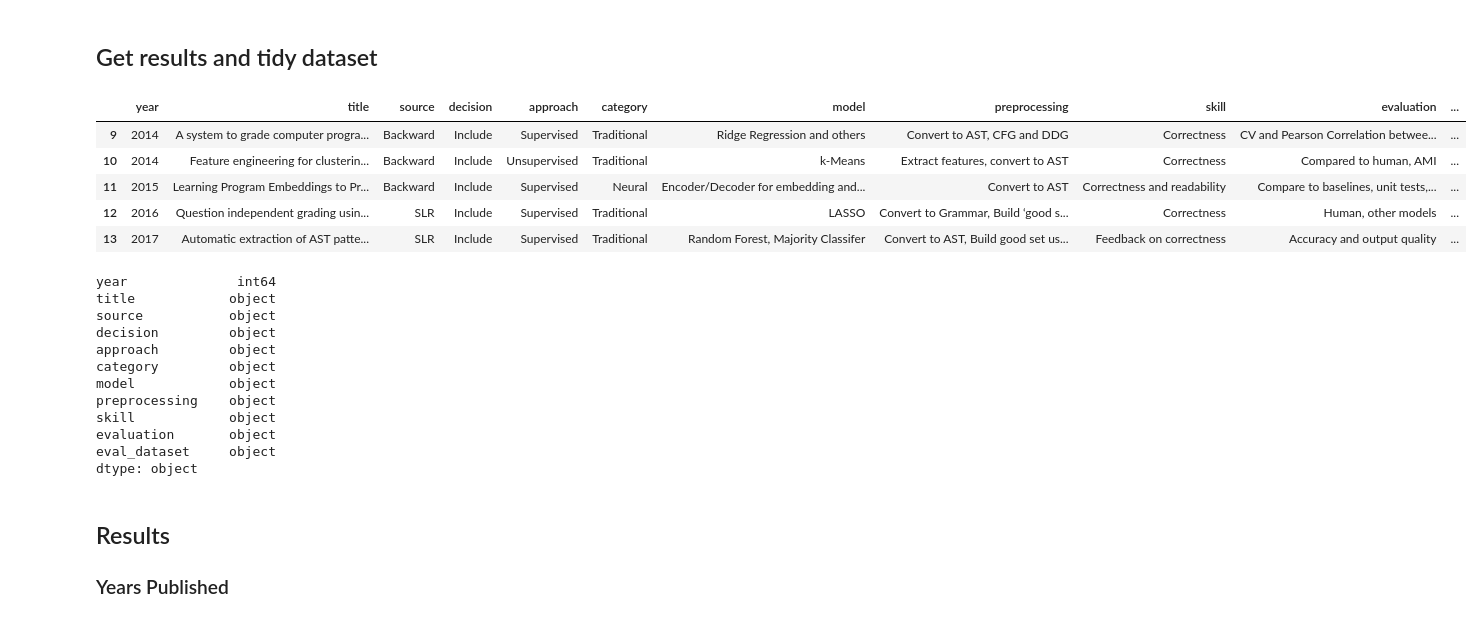
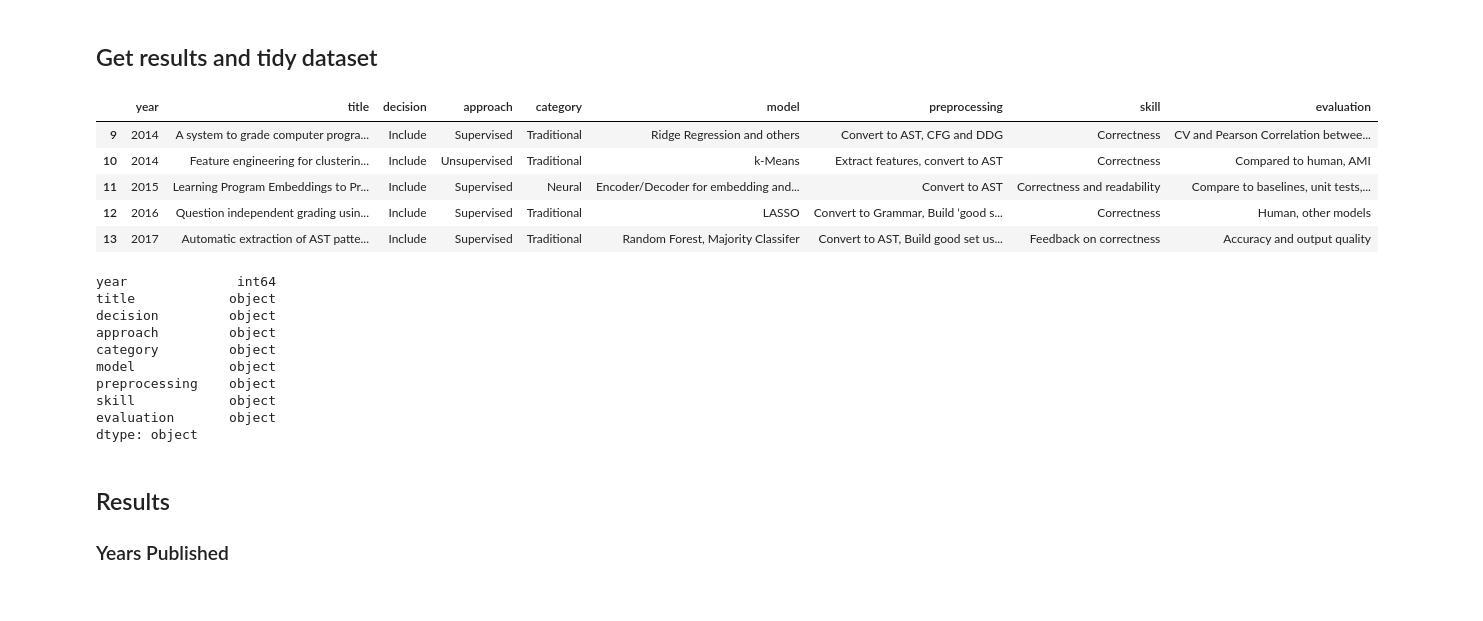
Before and after one commit to m-messer/In-Depth_Analysis_ML_Graders_Analysis, a Jupyter notebook: analysis.ipynb, the cells around one changed output. Cells and saved outputs as stored; diff of their text form; code cells hidden in the pictures.

```diff
--- a/analysis.ipynb
+++ b/analysis.ipynb
@@ -7,22 +7,21 @@ sns.set_palette('husl')
 # %% [markdown]
 ## Get results and tidy dataset
 # %%
-df = pd.read_csv('data/results.csv', usecols=['title', 'year', 'source', 'decision', 'approach', 'category', 'model', 'preprocessing', 'skill', 'evaluation', 'eval_dataset'])
+df = pd.read_csv('data/results.csv', usecols=['title', 'year', 'decision', 'approach', 'category', 'model', 'preprocessing', 'skill', 'evaluation'])
 df = df[df.decision.str.contains('Include')]
 df.head()
 # %% [output]
-|  | year | title | source | decision | approach | category | model | preprocessing | skill | evaluation | ... |
-| 9 | 2014 | A system to grade computer progra... | Backward | Include | Supervised | Traditional | Ridge Regression and others | Convert to AST, CFG and DDG | Correctness | CV and Pearson Correlation betwee... | ... |
-| 10 | 2014 | Feature engineering for clusterin... | Backward | Include | Unsupervised | Traditional | k-Means | Extract features, convert to AST | Correctness | Compared to human, AMI | ... |
-| 11 | 2015 | Learning Program Embeddings to Pr... | Backward | Include | Supervised | Neural | Encoder/Decoder for embedding and... | Convert to AST | Correctness and readability | Compare to baselines, unit tests,... | ... |
-| 12 | 2016 | Question independent grading usin... | SLR | Include | Supervised | Traditional | LASSO | Convert to Grammar, Build ‘good s... | Correctness | Human, other models | ... |
-| 13 | 2017 | Automatic extraction of AST patte... | SLR | Include | Supervised | Traditional | Random Forest, Majority Classifer | Convert to AST, Build good set us... | Feedback on correctness | Accuracy and output quality | ... |
+|  | year | title | decision | approach | category | model | preprocessing | skill | evaluation |
+| 9 | 2014 | A system to grade computer progra... | Include | Supervised | Traditional | Ridge Regression and others | Convert to AST, CFG and DDG | Correctness | CV and Pearson Correlation betwee... |
+| 10 | 2014 | Feature engineering for clusterin... | Include | Unsupervised | Traditional | k-Means | Extract features, convert to AST | Correctness | Compared to human, AMI |
+| 11 | 2015 | Learning Program Embeddings to Pr... | Include | Supervised | Neural | Encoder/Decoder for embedding and... | Convert to AST | Correctness and readability | Compare to baselines, unit tests,... |
+| 12 | 2016 | Question independent grading usin... | Include | Supervised | Traditional | LASSO | Convert to Grammar, Build ‘good s... | Correctness | Human, other models |
+| 13 | 2017 | Automatic extraction of AST patte... | Include | Supervised | Traditional | Random Forest, Majority Classifer | Convert to AST, Build good set us... | Feedback on correctness | Accuracy and output quality |
 # %%
 df.dtypes
 # %% [output]
 year              int64
 title            object
-source           object
 decision         object
 approach         object
 category         object
@@ -30,7 +29,6 @@ model            object
 preprocessing    object
 skill            object
 evaluation       object
-eval_dataset     object
 dtype: object
 # %% [markdown]
 ## Results
```
Also changed, not shown: parts of 5 cells of this notebook, 4 other files.
